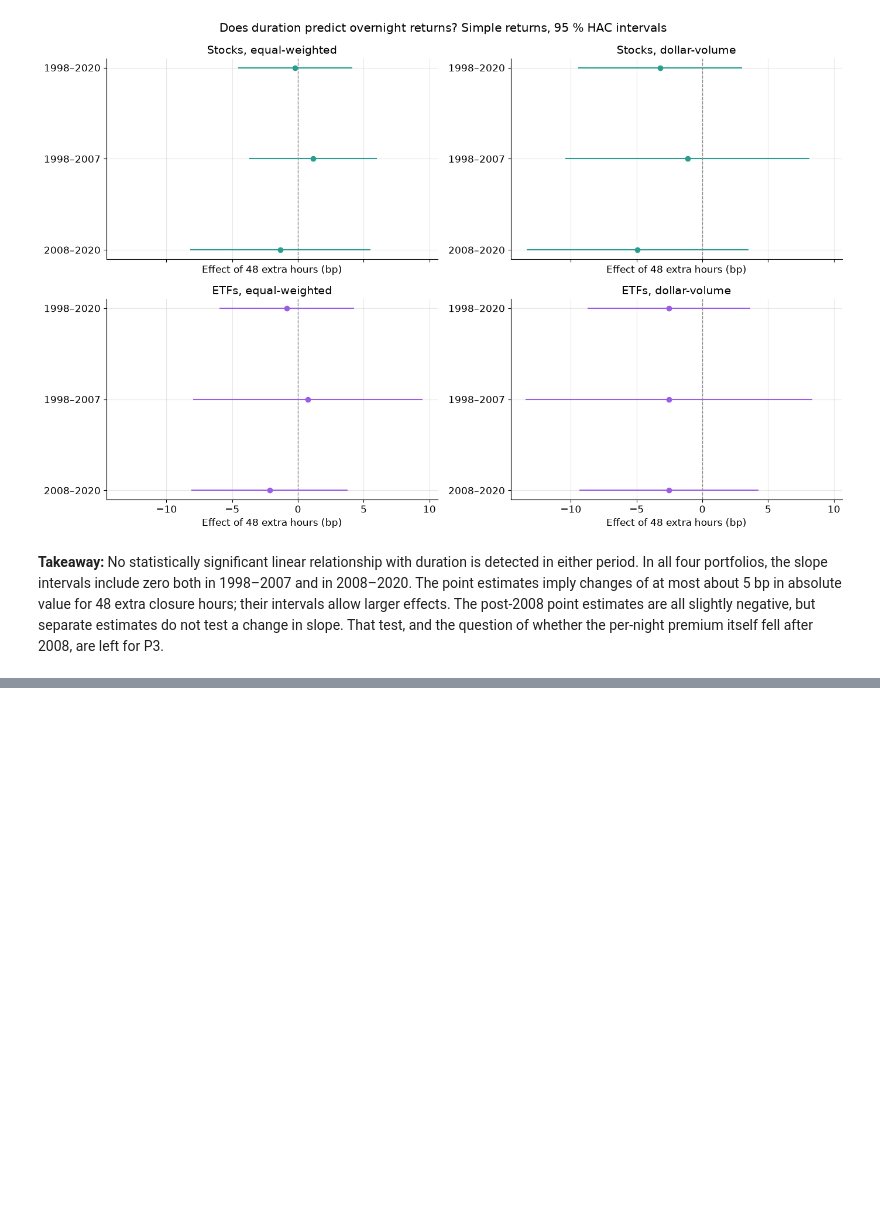
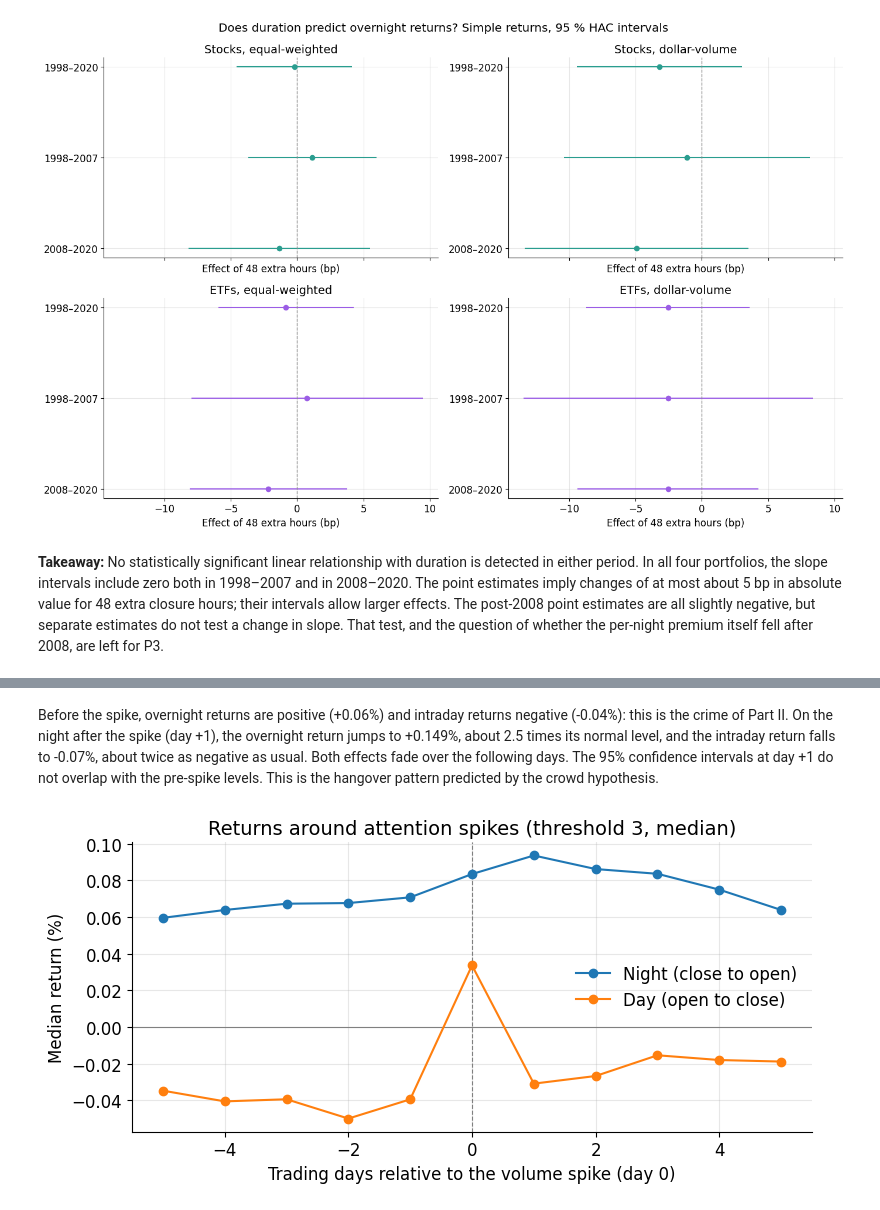
Before and after one commit to theanalysts-ada/Project_ADA_Stock_Markets_TheAnalysts, a Jupyter notebook: results.ipynb, the cells around one changed output, grey strips where cells are left out. Drawn from its saved outputs; the diff is of its cells as text; code cells hidden in the pictures; blank space fills up the shorter version.

Commit message:
Add crowd suspect analysis and notebook section

```diff
--- a/results.ipynb
+++ b/results.ipynb
@@ -768,0 +811,6 @@ Risk has not been cleared, however: risk need not grow with elapsed time, and Pa
+# %% [markdown]
+Before the spike, overnight returns are positive (+0.06%) and intraday returns negative (-0.04%): this is the crime of Part II. On the night after the spike (day +1), the overnight return jumps to +0.149%, about 2.5 times its normal level, and the intraday return falls to -0.07%, about twice as negative as usual. Both effects fade over the following days. The 95% confidence intervals at day +1 do not overlap with the pre-spike levels. This is the hangover pattern predicted by the crowd hypothesis.
+# %%
+fig = plot_event_study(result, stat="median", title="Returns around attention spikes (threshold 3, median)")
+# %% [output]
+[figure, added]
```
Also changed, not shown: parts of 29 cells of this notebook.
